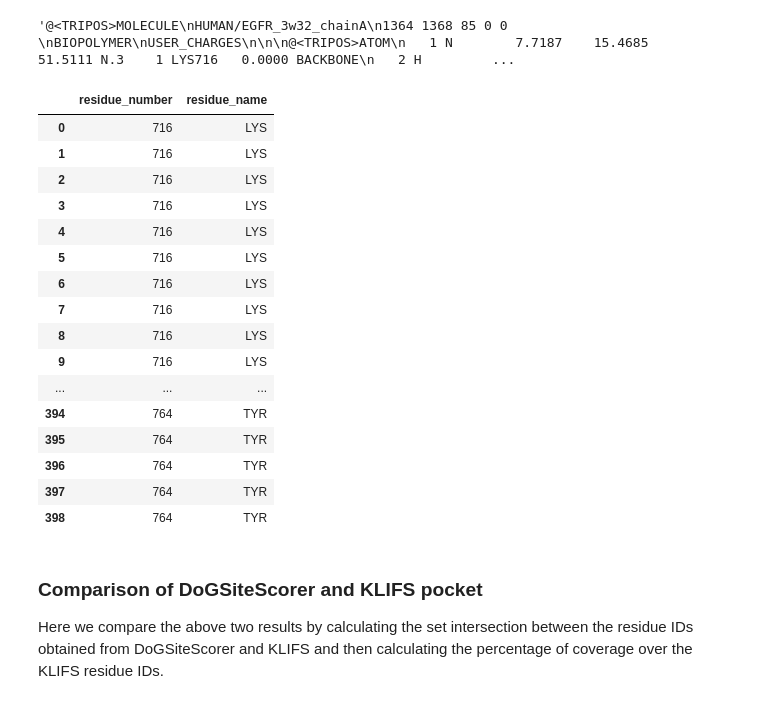
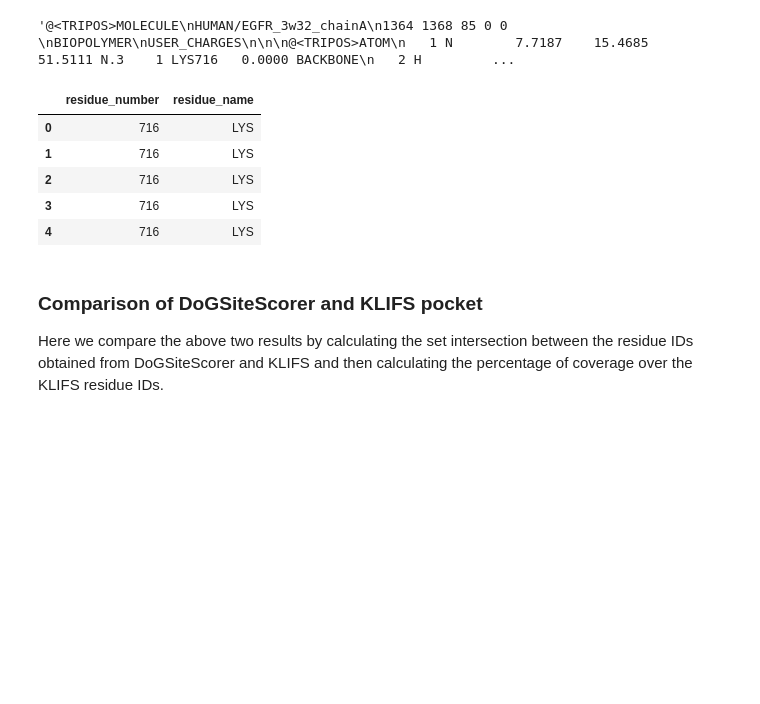
Before and after one commit to volkamerlab/TeachOpenCADD-BindingSiteDetection, a Jupyter notebook: 12_binding_site_detection.ipynb, the cells around one changed output. Drawn from its saved outputs; the diff is of its cells as text; code cells hidden in the pictures; blank space fills up the shorter version.

```diff
--- a/12_binding_site_detection.ipynb
+++ b/12_binding_site_detection.ipynb
@@ -558,7 +547,7 @@ Now we want to check if the obtained binding site is in agreement with the defin
 # %%
 from bravado.client import SwaggerClient
 
-KLIFS_API_DEFINITIONS = "http://klifs.vu-compmedchem.nl/swagger/swagger.json"
+KLIFS_API_DEFINITIONS = "https://klifs.net/swagger/swagger.json"
 KLIFS_CLIENT = SwaggerClient.from_url(KLIFS_API_DEFINITIONS, config={'validate_responses': False})
 # %% [markdown]
 #### Get KLIFS structure ID for a PDB ID of interest
@@ -669,25 +658,14 @@ klifs_pocket
 # %%
 # Get KLIFS residues
 klifs_residues = get_klifs_residues(klifs_pocket)
-klifs_residues
+klifs_residues.head()
 # %% [output]
 |  | residue_number | residue_name |
 | 0 | 716 | LYS |
 | 1 | 716 | LYS |
 | 2 | 716 | LYS |
 | 3 | 716 | LYS |
 | 4 | 716 | LYS |
-| 5 | 716 | LYS |
-| 6 | 716 | LYS |
-| 7 | 716 | LYS |
-| 8 | 716 | LYS |
-| 9 | 716 | LYS |
-| ... | ... | ... |
-| 394 | 764 | TYR |
-| 395 | 764 | TYR |
-| 396 | 764 | TYR |
-| 397 | 764 | TYR |
-| 398 | 764 | TYR |
 # %% [markdown]
 ### Comparison of DoGSiteScorer and KLIFS pocket
 
```
Also changed, not shown: parts of 6 cells of this notebook.
